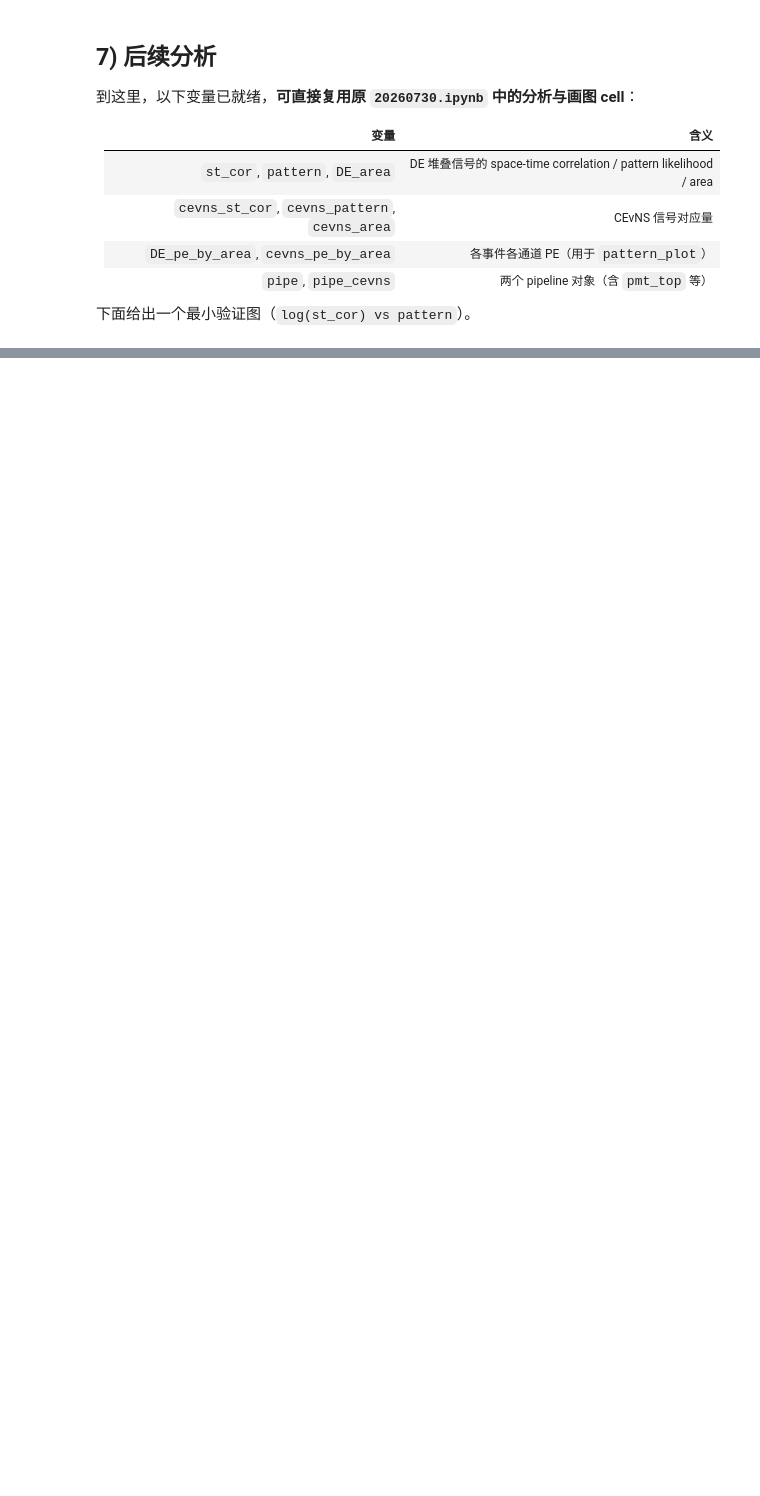
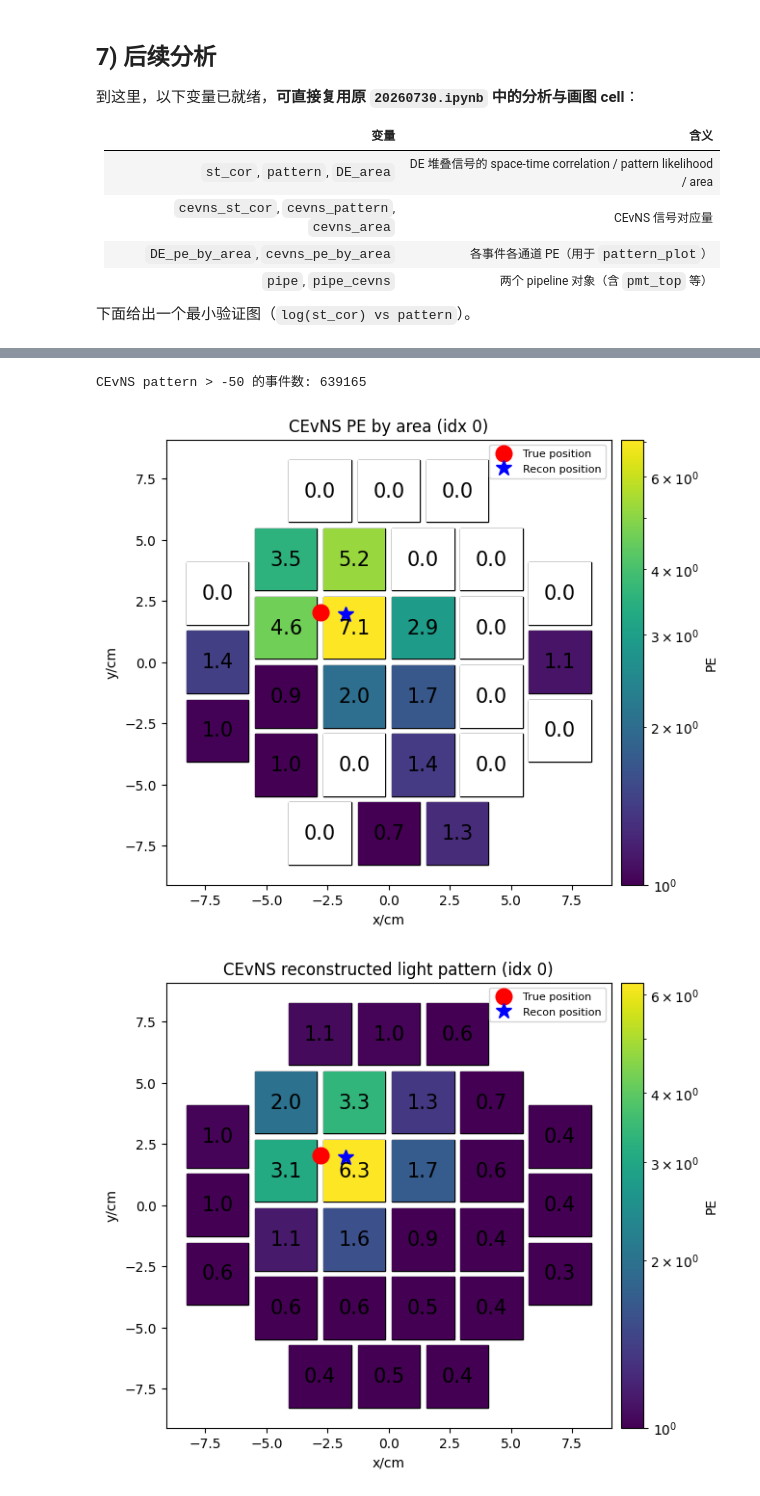
Before and after one commit to Leiy2003/TPC_DE_SIm_test, a Jupyter notebook: notebooks/20260730_sampled.ipynb, the cells around one changed output, grey strips where cells are left out. Saved outputs shown, nothing was run; the diff lists cells and outputs as text; code cells hidden in the pictures; blank space fills up the shorter version.

```diff
--- a/notebooks/20260730_sampled.ipynb
+++ b/notebooks/20260730_sampled.ipynb
@@ -340,0 +671,28 @@ for i in range(min(3, len(DE_area))):
+# %%
+# ============================================================
+# 9.4 CEvNS 高 pattern likelihood 光斑示例
+# ============================================================
+mask = cevns_pattern > -50
+valid_indices = np.where(mask)[0]
+print("CEvNS pattern > -50 的事件数:", len(valid_indices))
+
+for i in range(min(6, len(valid_indices))):
+    idx = valid_indices[i]
+    pattern_plot(
+        cevns_pe_by_area[idx],
+        electron=arr["pos_original"][idx],
+        pos_recons=arr["pos_recon"][idx],
+        pmt_info=pipe.pmt_top,
+        title=f"CEvNS PE by area (idx {idx})",
+    )
+    pattern_plot(
+        cevns_recon_light_pattern[idx],
+        electron=arr["pos_original"][idx],
+        pos_recons=arr["pos_recon"][idx],
+        pmt_info=pipe.pmt_top,
+        title=f"CEvNS reconstructed light pattern (idx {idx})",
+    )
+# %% [output]
+CEvNS pattern > -50 的事件数: 639165
+[figure, added]
+[figure, added]
```
Also changed, not shown: parts of 33 cells of this notebook, 3 other files.
